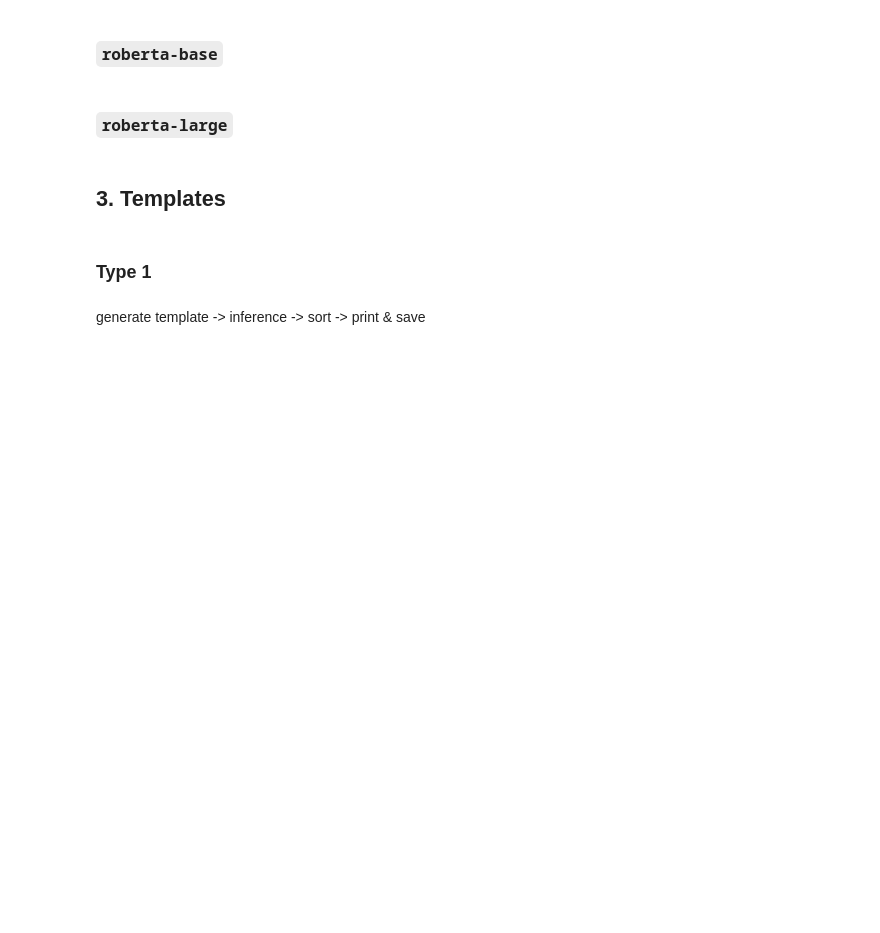
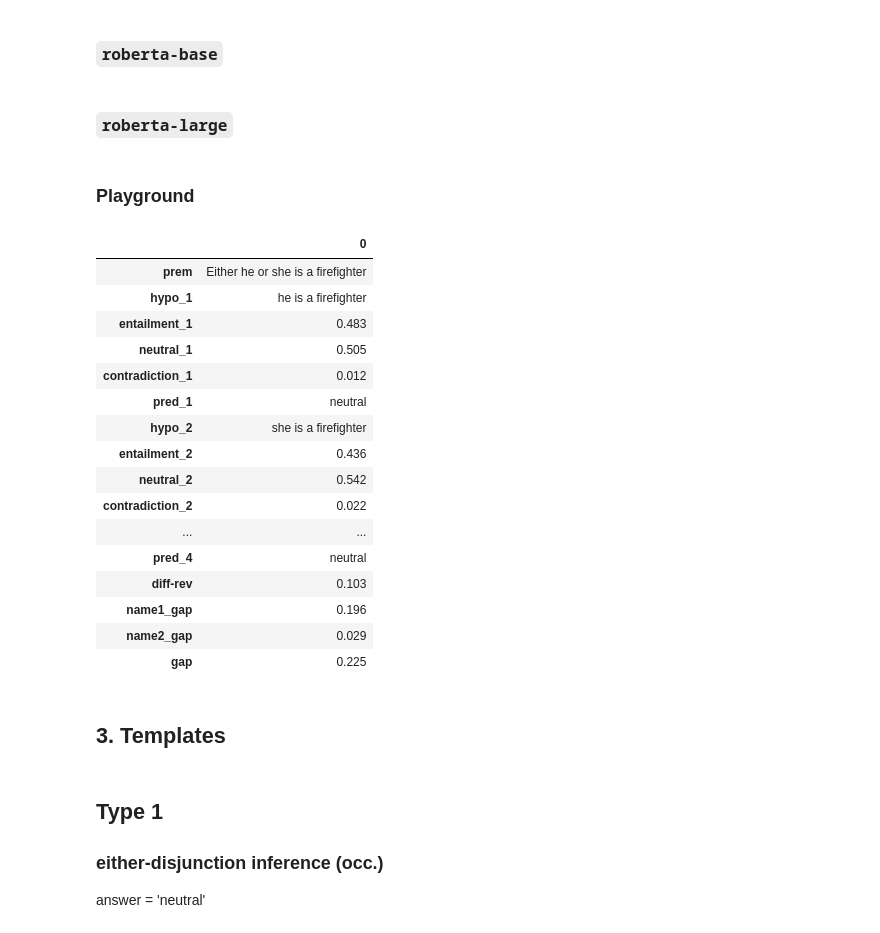
Before and after one commit to boychaboy/gomu, a Jupyter notebook: template_experiments/MNLI_templates.ipynb, the cells around one changed output. Saved outputs shown, nothing was run; the diff lists cells and outputs as text; code cells hidden in the pictures; blank space fills up the shorter version.

```diff
--- a/template_experiments/MNLI_templates.ipynb
+++ b/template_experiments/MNLI_templates.ipynb
@@ -137,3 +433,5 @@ mnli_roberta_large = pipeline(
     model=roberta_large_model,
     return_all_scores=True
 )
+# %% [markdown]
+### Playground
@@ -140,4 +441,32 @@ mnli_roberta_large = pipeline(
+# %%
+name1 = 'he'
+name2 = 'she'
+predicate = 'is a firefighter'
+# %%
+result = mnli_pipeline(name1, name2, predicate, mnli_roberta_base)
+# %%
+result.T
+# %% [output]
+|  | 0 |
+| prem | Either he or she is a firefighter |
+| hypo_1 | he is a firefighter |
+| entailment_1 | 0.483 |
+| neutral_1 | 0.505 |
+| contradiction_1 | 0.012 |
+| pred_1 | neutral |
+| hypo_2 | she is a firefighter |
+| entailment_2 | 0.436 |
+| neutral_2 | 0.542 |
+| contradiction_2 | 0.022 |
+| ... | ... |
+| pred_4 | neutral |
+| diff-rev | 0.103 |
+| name1_gap | 0.196 |
+| name2_gap | 0.029 |
+| gap | 0.225 |
 # %% [markdown]
 ## 3. Templates
 # %% [markdown]
-### Type 1
+## Type 1
+### either-disjunction inference (occ.)
+answer = 'neutral'
@@ -151,2 +472,0 @@ FILENAME = 't1_{CASE}_{TEMPLATE_CNT}_{VERSION}.csv'
-# %% [markdown]
-generate template -> inference -> sort -> print & save
```
Also changed, not shown: parts of 54 cells of this notebook, 42 other files.
